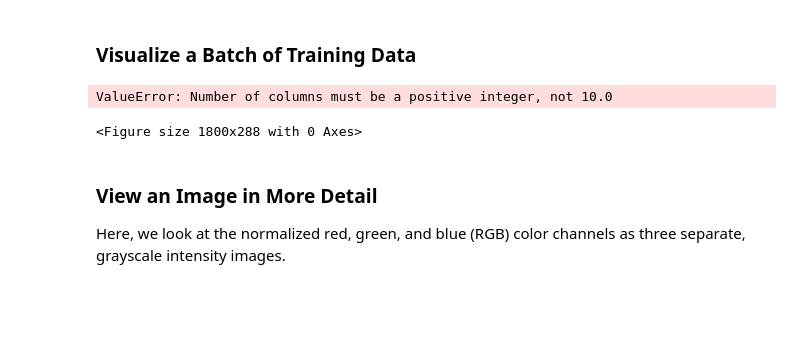
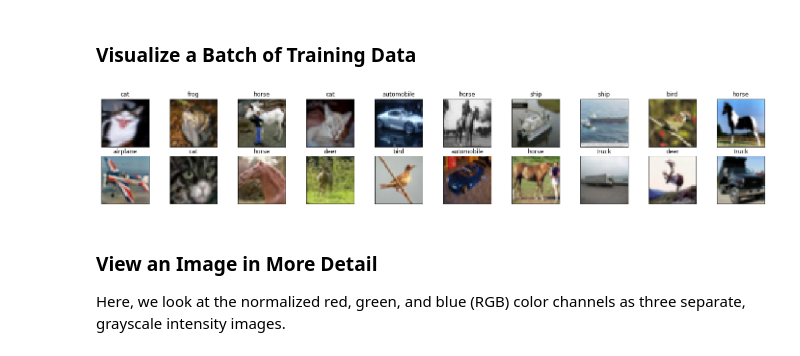
Before and after one commit to acholonu/udacity_deep_learning, a Jupyter notebook: deep-learning-v2-pytorch-master/convolutional-neural-networks/cifar-cnn/cifar10_cnn_exercise.ipynb, the cells around one changed output. Drawn from its saved outputs; the diff is of its cells as text; code cells hidden in the pictures; blank space fills up the shorter version.

```diff
--- a/deep-learning-v2-pytorch-master/convolutional-neural-networks/cifar-cnn/cifar10_cnn_exercise.ipynb
+++ b/deep-learning-v2-pytorch-master/convolutional-neural-networks/cifar-cnn/cifar10_cnn_exercise.ipynb
@@ -92,19 +92,18 @@ def imshow(img):
 # %%
 # obtain one batch of training images
 dataiter = iter(train_loader)
 images, labels = dataiter.next()
 images = images.numpy() # convert images to numpy for display
 
 # plot the images in the batch, along with the corresponding labels
 fig = plt.figure(figsize=(25, 4))
 # display 20 images
 for idx in np.arange(20):
-    ax = fig.add_subplot(2, 20/2, idx+1, xticks=[], yticks=[])
+    ax = fig.add_subplot(2, 10, idx+1, xticks=[], yticks=[])
     imshow(images[idx])
     ax.set_title(classes[labels[idx]])
 # %% [output]
-ValueError: Number of columns must be a positive integer, not 10.0
-<Figure size 1800x288 with 0 Axes>
+[figure, added]
 # %% [markdown]
 ### View an Image in More Detail
 
```
Also changed, not shown: parts of 1 cell of this notebook.
